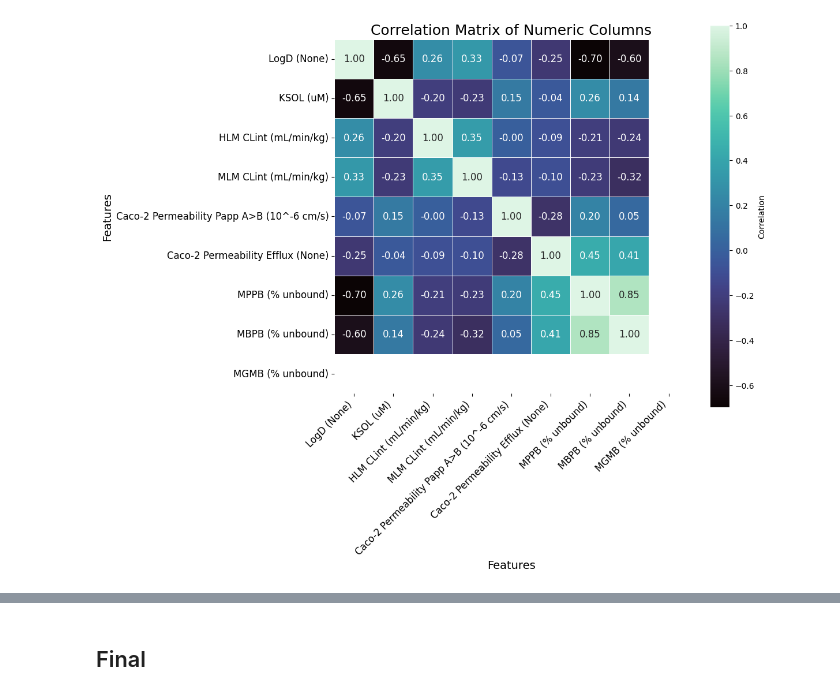
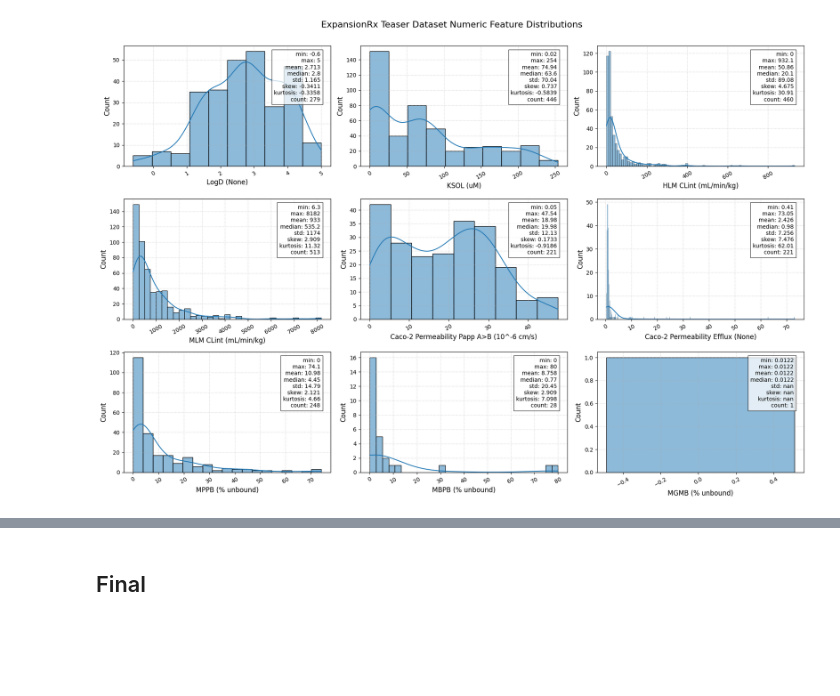
Before and after one commit to alec-glisman/OpenADMET-ExpansionRx-Blind-Challenge, a Jupyter notebook: notebooks/exploratory_data_analysis.ipynb, the cells around one changed output, grey strips where cells are left out. Cells and saved outputs as stored; diff of their text form; code cells hidden in the pictures; blank space fills up the shorter version.

```diff
--- a/notebooks/exploratory_data_analysis.ipynb
+++ b/notebooks/exploratory_data_analysis.ipynb
@@ -83,6 +372,7 @@ transformations = {
 # %%
 # load data
-df_expansionrx_teaser = pd.read_csv(base_data_dir / "ExpansionRX/expansion_teaser.csv")
+data_path = base_data_dir / "ExpansionRX/expansion_teaser.csv"
+df_expansionrx_teaser = pd.read_csv(data_path)
 
 # rename cols to have units
 df_expansionrx_teaser.rename(
@@ -91,7 +381,10 @@ df_expansionrx_teaser.rename(
 )
 
 # drop rows with invalid SMILES
-df_expansionrx_teaser["SMILES"] = df_expansionrx_teaser["SMILES"].apply(canonicalize_smiles)
+df_expansionrx_teaser["SMILES"] = parallel_canonicalize_smiles(
+    df_expansionrx_teaser["SMILES"].tolist(),
+    isomeric=True,
+)
 n_none_smiles = df_expansionrx_teaser["SMILES"].isnull().sum()
 if n_none_smiles > 0:
     logger.warning(f"Dropping {n_none_smiles} rows with invalid SMILES")
@@ -181,24 +402,9 @@ fig.tight_layout()
-# %%
-corr = df_expansionrx_teaser[numeric_cols].corr()
-fig = plt.figure(figsize=(12, 10))
-ax = fig.add_subplot(111)
-sns.heatmap(
-    corr,
-    annot=True,
-    cmap="mako",
-    fmt=".2f",
-    ax=ax,
-    square=True,
-    cbar_kws={"label": "Correlation"},
-    linewidths=0.5,
-    linecolor="white",
-    annot_kws={"size": 12},
-)
-ax.set_title("Correlation Matrix of Numeric Columns", fontsize=18)
-ax.set_xlabel("Features", fontsize=14)
-ax.set_ylabel("Features", fontsize=14)
-ax.set_xticklabels(ax.get_xticklabels(), rotation=45, ha="right", fontsize=12)
-ax.set_yticklabels(ax.get_yticklabels(), rotation=0, fontsize=12)
-fig.tight_layout()
-# %% [output]
-[figure, removed]
+# %%
+fig, ax = plot_numeric_distributions(
+    df_expansionrx_teaser,
+    n_cols=3,
+    title="ExpansionRx Teaser Dataset Numeric Feature Distributions",
+    save_path=data_path.parent / "expansionrx_teaser_numeric_distributions.png",
+)
+# %% [output]
+[figure, added]
```
Also changed, not shown: parts of 39 cells of this notebook, 1 other file.
